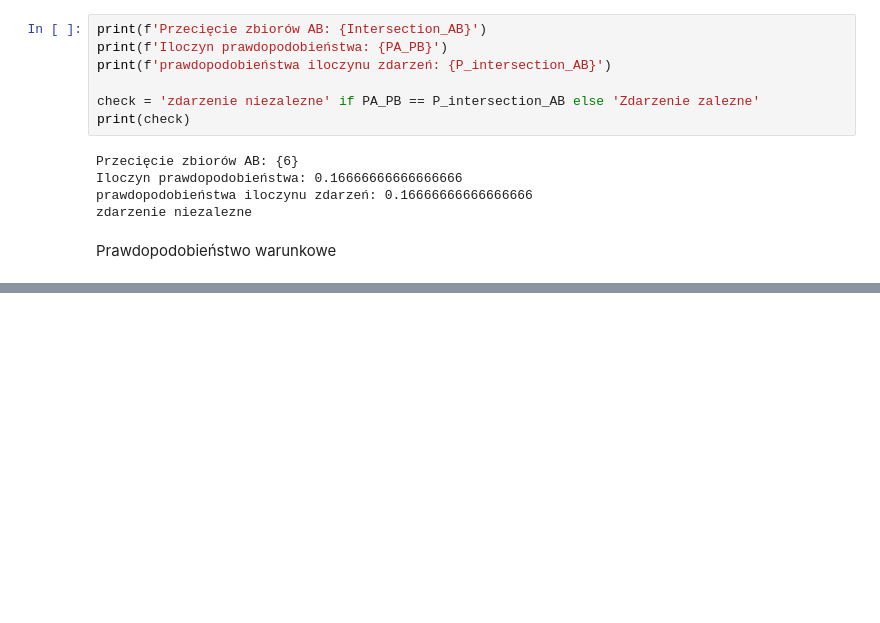
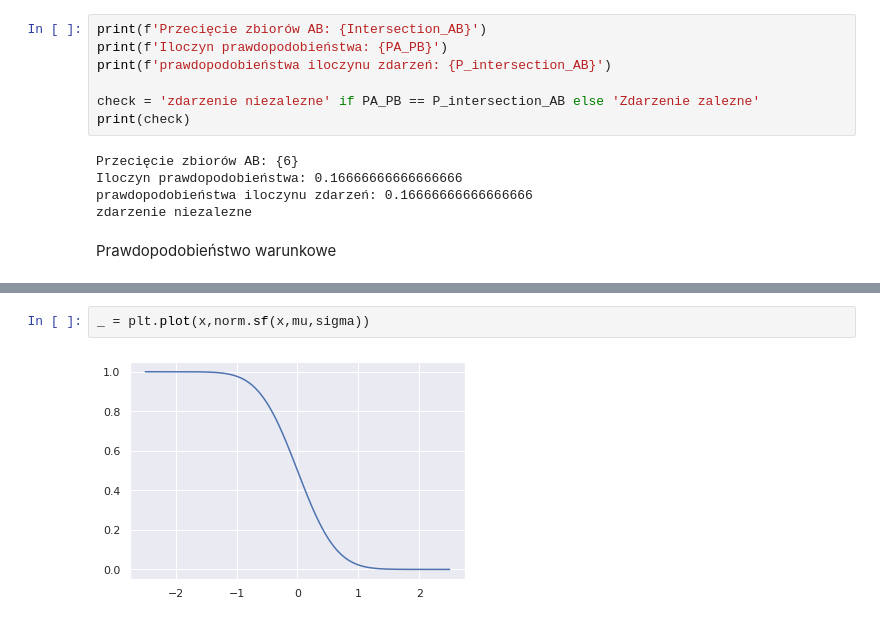
Before and after one commit to nefetorve/big_data, a Jupyter notebook: 05_podstawy_statystyki/01_prawdopodobienstwo_statystyka.ipynb, the cells around one changed output, grey strips where cells are left out. Saved outputs shown, nothing was run; the diff lists cells and outputs as text; blank space fills up the shorter version.

```diff
--- a/05_podstawy_statystyki/01_prawdopodobienstwo_statystyka.ipynb
+++ b/05_podstawy_statystyki/01_prawdopodobienstwo_statystyka.ipynb
@@ -111,0 +207,4 @@ Prawdopodobieństwo warunkowe
+# %%
+_ = plt.plot(x,norm.sf(x,mu,sigma))
+# %% [output]
+[figure, added]
```
Also changed, not shown: parts of 20 cells of this notebook.
